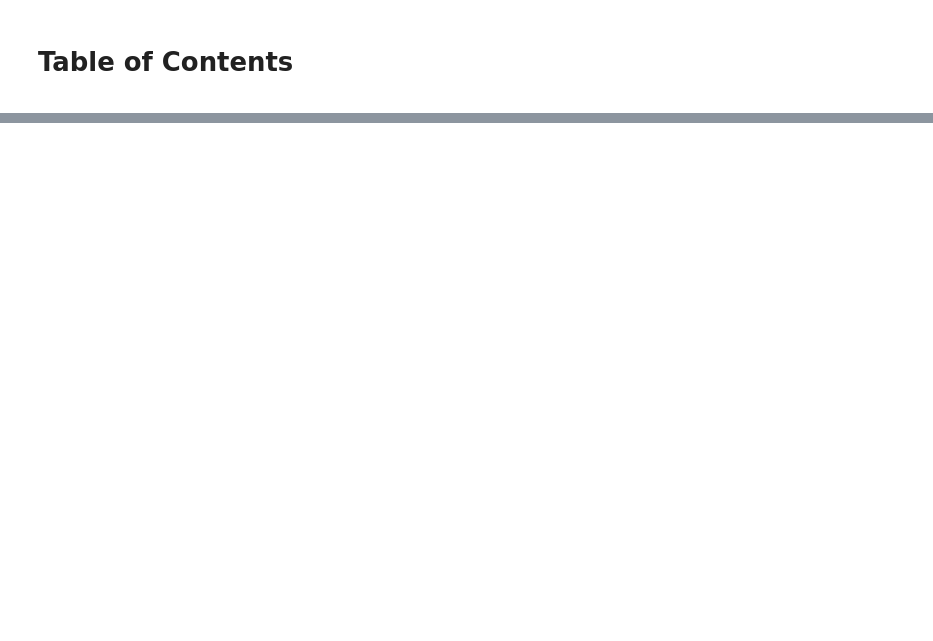
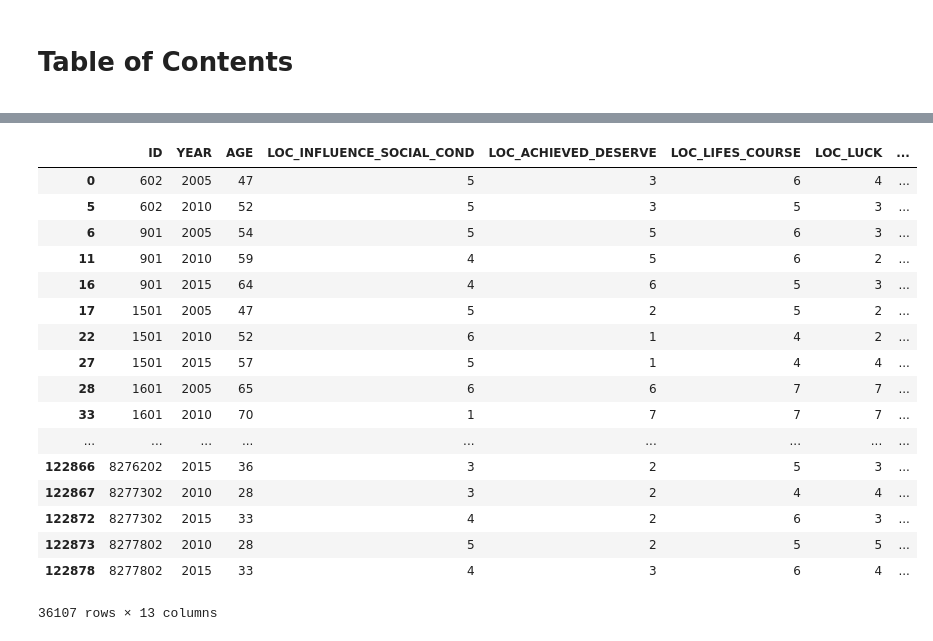
Before and after one commit to tobiasraabe/loc, a Jupyter notebook: src/exploration/explore_loc_raw.ipynb, the cells around one changed output, grey strips where cells are left out. Cells and saved outputs as stored; diff of their text form; code cells hidden in the pictures; blank space fills up the shorter version.

```diff
--- a/src/exploration/explore_loc_raw.ipynb
+++ b/src/exploration/explore_loc_raw.ipynb
@@ -36,3 +36,24 @@ for variable in df.select_dtypes('category'):
     df[variable].cat.rename_categories(LOC_VALUES, inplace=True)
     df[variable] = pd.to_numeric(df[variable], errors='raise',
                                  downcast='integer')
+# %%
+df
+# %% [output]
+|  | ID | YEAR | AGE | LOC_INFLUENCE_SOCIAL_COND | LOC_ACHIEVED_DESERVE | LOC_LIFES_COURSE | LOC_LUCK | ... |
+| 0 | 602 | 2005 | 47 | 5 | 3 | 6 | 4 | ... |
+| 5 | 602 | 2010 | 52 | 5 | 3 | 5 | 3 | ... |
+| 6 | 901 | 2005 | 54 | 5 | 5 | 6 | 3 | ... |
+| 11 | 901 | 2010 | 59 | 4 | 5 | 6 | 2 | ... |
+| 16 | 901 | 2015 | 64 | 4 | 6 | 5 | 3 | ... |
+| 17 | 1501 | 2005 | 47 | 5 | 2 | 5 | 2 | ... |
+| 22 | 1501 | 2010 | 52 | 6 | 1 | 4 | 2 | ... |
+| 27 | 1501 | 2015 | 57 | 5 | 1 | 4 | 4 | ... |
+| 28 | 1601 | 2005 | 65 | 6 | 6 | 7 | 7 | ... |
+| 33 | 1601 | 2010 | 70 | 1 | 7 | 7 | 7 | ... |
+| ... | ... | ... | ... | ... | ... | ... | ... | ... |
+| 122866 | 8276202 | 2015 | 36 | 3 | 2 | 5 | 3 | ... |
+| 122867 | 8277302 | 2010 | 28 | 3 | 2 | 4 | 4 | ... |
+| 122872 | 8277302 | 2015 | 33 | 4 | 2 | 6 | 3 | ... |
+| 122873 | 8277802 | 2010 | 28 | 5 | 2 | 5 | 5 | ... |
+| 122878 | 8277802 | 2015 | 33 | 4 | 3 | 6 | 4 | ... |
+36107 rows × 13 columns
```
Also changed, not shown: parts of 1 cell of this notebook, 42 other files.
